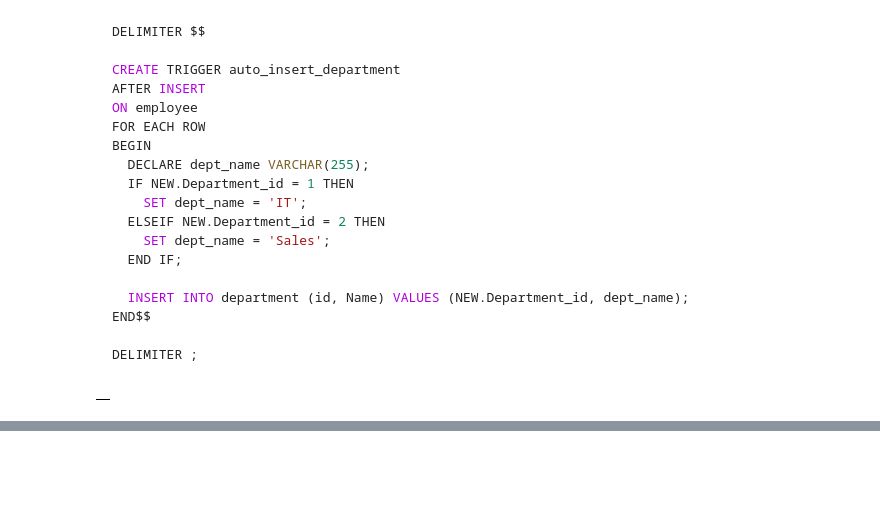
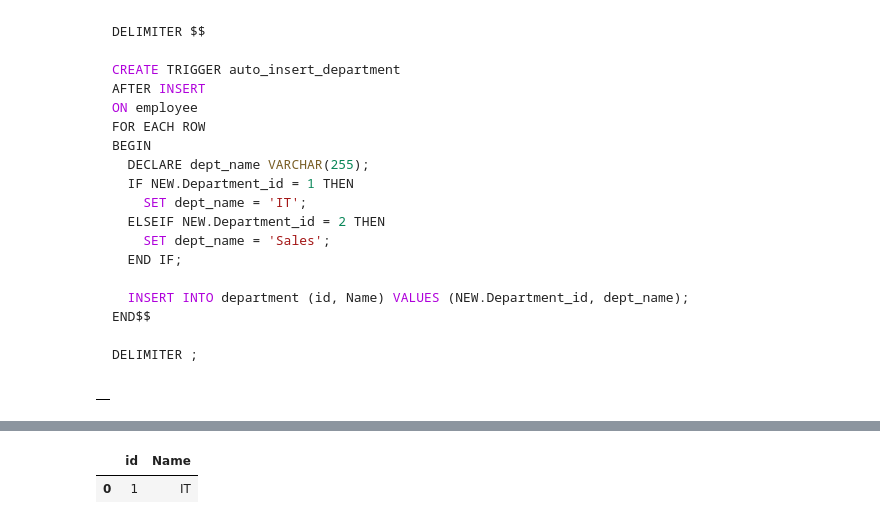
Before and after one commit to dev-hack95/SQL, a Jupyter notebook: SQL10.ipynb, the cells around one changed output, grey strips where cells are left out. Drawn from its saved outputs; the diff is of its cells as text; code cells hidden in the pictures; blank space fills up the shorter version.

```diff
--- a/SQL10.ipynb
+++ b/SQL10.ipynb
@@ -488,0 +495,7 @@ insert into employee values (101, "Jack", 90000, 1)
+# %%
+data.query("""
+select * from department
+""")
+# %% [output]
+|  | id | Name |
+| 0 | 1 | IT |
```
Also changed, not shown: parts of 4 cells of this notebook.
